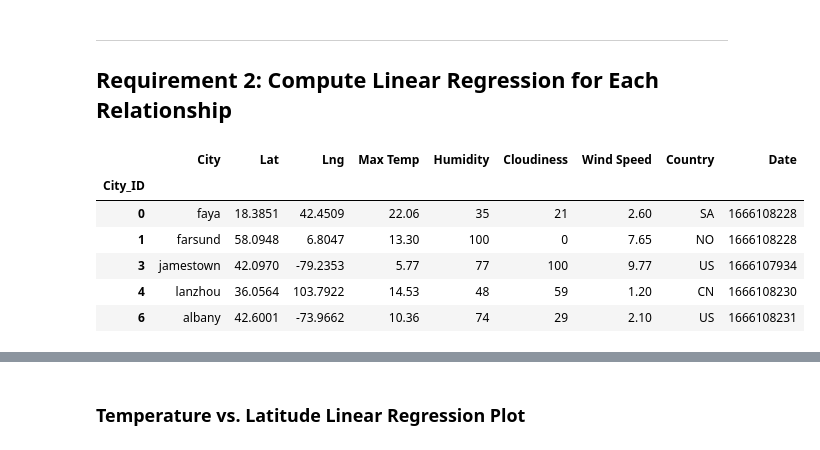
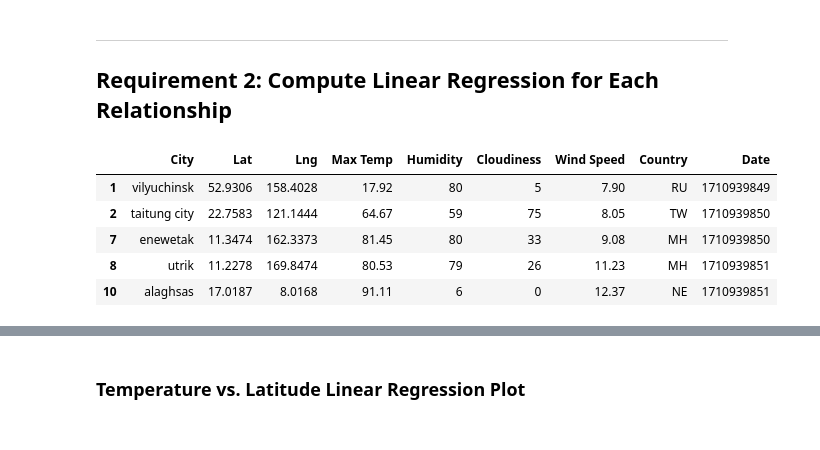
Before and after one commit to Ali-7866/python-api-challenge, a Jupyter notebook: Starter_Code/starter_code/WeatherPy.ipynb, the cells around one changed output, grey strips where cells are left out. Saved outputs shown, nothing was run; the diff lists cells and outputs as text; code cells hidden in the pictures.

```diff
--- a/Starter_Code/starter_code/WeatherPy.ipynb
+++ b/Starter_Code/starter_code/WeatherPy.ipynb
@@ -21,10 +22,6 @@ from api_keys import weather_api_key
 # %% [markdown]
 ### Generate the Cities List by Using the `citipy` Library
 # %%
-# Dependencies and Setup
-import numpy as np
-import api_keys  # Import citipy library for city lookup
-
 # Empty list for holding the latitude and longitude combinations
 lat_lngs = []
 
@@ -37,4 +34,16 @@ lng_range = (-180, 180)
 
 # Create a set of random lat and lng combinations
 lats = np.random.uniform(lat_range[0], lat_range[1], size=1500)
-lngs = np
+lngs = np.random.uniform(lng_range[0], lng_range[1], size=1500)
+lat_lngs = zip(lats, lngs)
+
+# Identify nearest city for each lat, lng combination
+for lat_lng in lat_lngs:
+    city = citipy.nearest_city(lat_lng[0], lat_lng[1]).city_name
+
+    # If the city is unique, then add it to a our cities list
+    if city not in cities:
+        cities.append(city)
+
+# Print the city count to confirm sufficient count
+print(f"Number of cities in the list: {len(cities)}")
@@ -45,8 +56,9 @@ lngs = np
 
 ### Use the OpenWeatherMap API to retrieve weather data from the cities list generated in the started code
 # %%
-# Set API base URL
-url = "http://api.openweathermap.org/data/2.5/weather"
+# Set the API base URL
+url = f"http://api.openweathermap.org/data/2.5/weather?units=Imperial&appid={weather_api_key}"
+
 
 # Define an empty list to fetch the weather data for each city
 city_data = []
@@ -59,6 +71,8 @@ print("-----------------------------")
 record_count = 1
 set_count = 1
 
+
+
 # Loop through all the cities in our list to fetch weather data
 for i, city in enumerate(cities):
 
@@ -68,7 +82,7 @@ for i, city in enumerate(cities):
         record_count = 0
 
     # Create endpoint URL with each city
-    city_url = f"{url}?q={city}&appid={weather_api_key}&units=metric"
+    city_url = url + "&q=" + city
 
     # Log the url, record, and set numbers
     print("Processing Record %s of Set %s | %s" % (record_count, set_count, city))
@@ -76,7 +90,9 @@ for i, city in enumerate(cities):
     # Add 1 to the record count
     record_count += 1
 
-    # Run an API request for each of the cities
+    city_weather = requests.get(city_url).json()
+
+ # Run an API request for each of the cities
     try:
         # Parse the JSON and retrieve data
         city_weather = requests.get(city_url).json()
@@ -90,6 +106,7 @@ for i, city in enumerate(cities):
         city_wind = city_weather["wind"]["speed"]
         city_country = city_weather["sys"]["country"]
         city_date = city_weather["dt"]
+
 
         # Append the City information into city_data list
         city_data.append({"City": city,
@@ -225,17 +286,19 @@ plt.show()
 # %%
 # Create a DataFrame with the Northern Hemisphere data (Latitude >= 0)
 # YOUR CODE HERE
+north_df = pd.DataFrame(city_data)
+
+northern_hemi_df = north_df[north_df['Lat'] >=0]
 
 # Display sample data
 northern_hemi_df.head()
 # %% [output]
 |  | City | Lat | Lng | Max Temp | Humidity | Cloudiness | Wind Speed | Country | Date |
-| City_ID |  |  |  |  |  |  |  |  |  |
-| 0 | faya | 18.3851 | 42.4509 | 22.06 | 35 | 21 | 2.60 | SA | 1666108228 |
-| 1 | farsund | 58.0948 | 6.8047 | 13.30 | 100 | 0 | 7.65 | NO | 1666108228 |
-| 3 | jamestown | 42.0970 | -79.2353 | 5.77 | 77 | 100 | 9.77 | US | 1666107934 |
-| 4 | lanzhou | 36.0564 | 103.7922 | 14.53 | 48 | 59 | 1.20 | CN | 1666108230 |
-| 6 | albany | 42.6001 | -73.9662 | 10.36 | 74 | 29 | 2.10 | US | 1666108231 |
+| 1 | vilyuchinsk | 52.9306 | 158.4028 | 17.92 | 80 | 5 | 7.90 | RU | 1710939849 |
+| 2 | taitung city | 22.7583 | 121.1444 | 64.67 | 59 | 75 | 8.05 | TW | 1710939850 |
+| 7 | enewetak | 11.3474 | 162.3373 | 81.45 | 80 | 33 | 9.08 | MH | 1710939850 |
+| 8 | utrik | 11.2278 | 169.8474 | 80.53 | 79 | 26 | 11.23 | MH | 1710939851 |
+| 10 | alaghsas | 17.0187 | 8.0168 | 91.11 | 6 | 0 | 12.37 | NE | 1710939851 |
 # %%
 # Create a DataFrame with the Southern Hemisphere data (Latitude < 0)
 # YOUR CODE HERE
```
Also changed, not shown: parts of 39 cells of this notebook.
